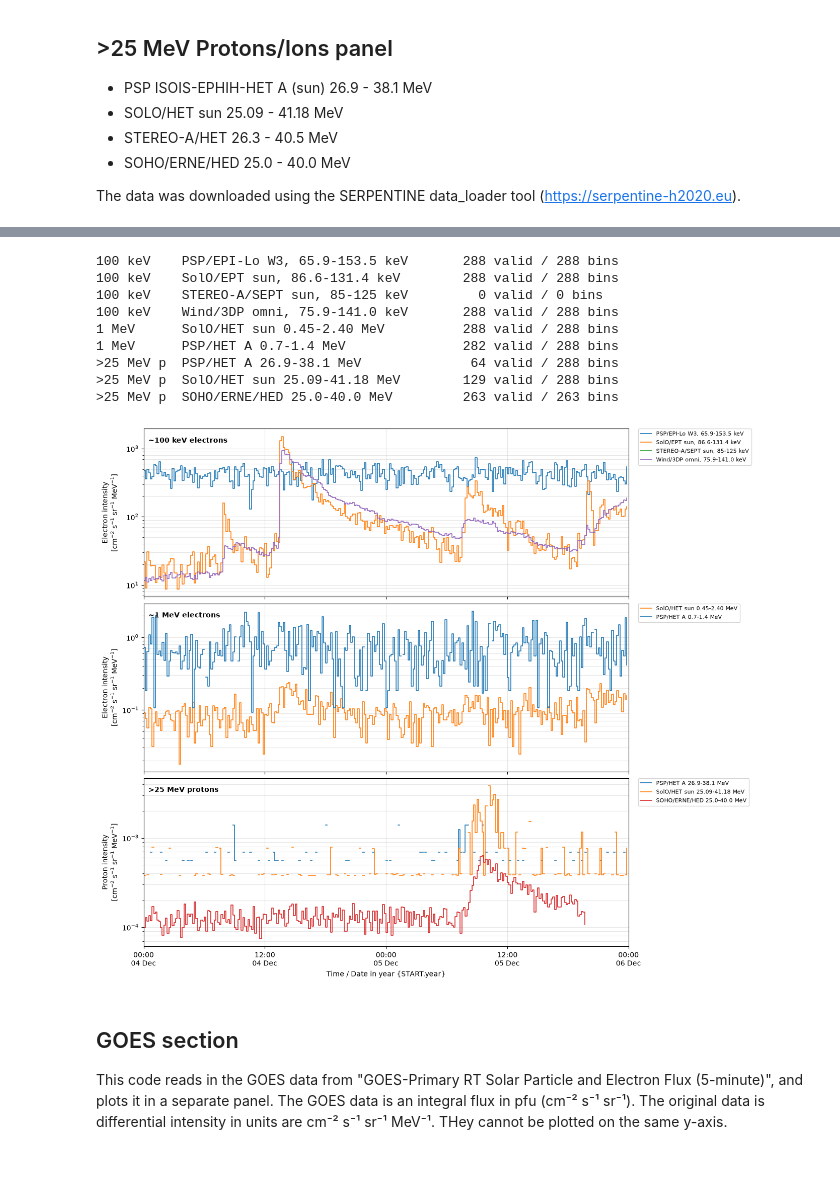
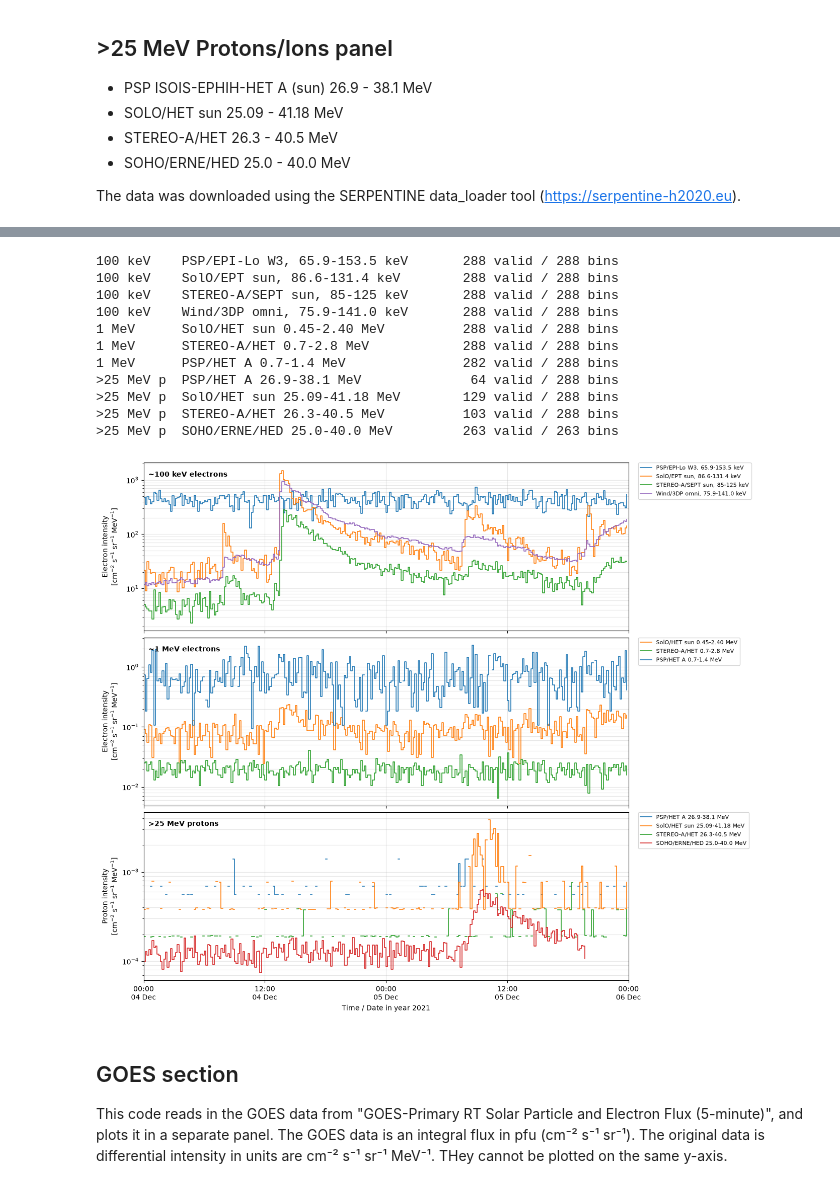
Before and after one commit to namccormick/coseecat_dr1, a Jupyter notebook: Multispacecraft_plot_SERPENTINE_GOES.ipynb, the cells around one changed output, grey strips where cells are left out. Saved outputs shown, nothing was run; the diff lists cells and outputs as text; code cells hidden in the pictures.

```diff
--- a/Multispacecraft_plot_SERPENTINE_GOES.ipynb
+++ b/Multispacecraft_plot_SERPENTINE_GOES.ipynb
@@ -117,15 +120,17 @@ def load_sept(files):
     df = df.replace([-9999.9, -9999], np.nan)
     return df.sort_index()
 
-DIR_STA_SEPT = Path(r"C:\Users\pauls\SEPs\IMAP\data\01042026\100keV_electrons")  # folder with the .dat files
-DOYS_SEPT    = (89, 90, 91, 92, 93)
+DIR_STA_SEPT = DIR_100KEV   # SEPT .dat files live alongside the other 100 keV data
 
 sept_files = day_files(
     DIR_STA_SEPT,
-    "sept_ahead_ele_sun_2026_{d:03d}_1min_l2_v*.dat",
-    days=DOYS_SEPT,
+    "sept_ahead_ele_sun_{d:%Y}_{d:%j}_1min_l2_v*.dat",   # uses DAYS by default
 )
 sept = load_sept(sept_files)
+
+# Trim to the requested window (the daily files cover whole days)
+sept = sept.loc[START:END - pd.Timedelta(seconds=1)]
+
 print(sept.shape)
 print(sept.index[0], "->", sept.index[-1])
 sept[["flux_bin06", "flux_bin07"]].describe()
@@ -215,17 +220,15 @@ def build_1MeV():
     solo = load_band(DIR_1MEV, "solo_L2_epd-het-sun-rates_{d:%Y%m%d}_V*.cdf",
                      "Electron_Flux", "EPOCH_4", [0, 1], [0.5847, 1.348],
                      qf=QF_SOLO_HET_ELEC)    # 0.45-2.40 MeV
-# STEREO-A HET: no data available for this period
-#    sta  = load_band(DIR_1MEV, "sta_l1_het_202203{d}_v*.cdf",
-#                     "Electron_Flux", "Epoch", [0, 1], [0.7, 1.4])          # 0.7-2.8 MeV
-    # TODO: confirm bins/widths against Electrons_Inv_ENERGY_LABL (pending your output)
+    sta  = load_band(DIR_1MEV, "sta_l1_het_{d:%Y%m%d}_v*.cdf",
+                     "Electron_Flux", "Epoch", [0, 1], [0.7, 1.4])          # 0.7-2.8 MeV
     psp  = load_band(DIR_1MEV, "psp_isois-epihi_l2-het-rates60_{d:%Y%m%d}_v*.cdf",
                      "A_Electrons_Flux", "Epoch", [3, 4, 5, 6], [0.1, 0.2, 0.2, 0.2])
 #    eph  = pd.concat([read_rl2("epi22087.rl2"), read_rl2("epi22088.rl2")]).sort_index()
     return {
 #        "SOHO/EPHIN E1300 0.67-10.4 MeV": (resample(eph),  "SOHO"),
         "SolO/HET sun 0.45-2.40 MeV":     (resample(solo), "SolO"),
-#        "STEREO-A/HET 0.7-2.8 MeV":       (resample(sta),  "STEREO-A"),
+        "STEREO-A/HET 0.7-2.8 MeV":       (resample(sta),  "STEREO-A"),
         "PSP/HET A 0.7-1.4 MeV":          (resample(psp),  "PSP"),
     }
 # %%
@@ -239,15 +242,14 @@ def build_protons():
                      "H_Flux", "EPOCH", list(range(19, 25)),
                      [2.11, 2.24, 2.53, 2.91, 3.02, 3.28],
                      qf=QF_SOLO_HET_PROTON)                                 # 25.09-41.18 MeV
-    # STEREO-A HET: no data available for this period
-    #sta  = load_band(DIR_PROTON, "sta_l1_het_202203{d}_v*.cdf",
-    #                 "Proton_Flux", "Epoch", [5, 6, 7, 8], [3.4, 3.8, 2.4, 4.9])  # 26.3-40.5 MeV
+    sta  = load_band(DIR_PROTON, "sta_l1_het_{d:%Y%m%d}_v*.cdf",
+                     "Proton_Flux", "Epoch", [5, 6, 7, 8], [3.4, 3.8, 2.4, 4.9])  # 26.3-40.5 MeV
     soho = load_band(DIR_PROTON, "soho_erne-hed_l2-1min_{d:%Y%m%d}_v*.cdf",
                      "PH", "Epoch", [3, 4], [7.0, 8.0])                     # 25-40 MeV
     return {
         "PSP/HET A 26.9-38.1 MeV":      (resample(psp),  "PSP"),
         "SolO/HET sun 25.09-41.18 MeV": (resample(solo), "SolO"),
-        #"STEREO-A/HET 26.3-40.5 MeV":   (resample(sta),  "STEREO-A"),
+        "STEREO-A/HET 26.3-40.5 MeV":   (resample(sta),  "STEREO-A"),
         "SOHO/ERNE/HED 25.0-40.0 MeV":  (resample(soho), "SOHO"),
     }
 # %%
@@ -278,36 +280,38 @@ for ax, (series, ylabel, title) in zip(axes, panels):
         ax.step(s.index, s.where(s > 0), where="post", color=COLOURS[sc], label=label, lw=1.2)
     ax.set_yscale("log")
     ax.set_ylabel(ylabel)
     ax.grid(alpha=0.3, which="both")
     ax.text(0.01, 0.95, title, transform=ax.transAxes, va="top", fontweight="bold")
 
 # onset / peak markers: top panel only
 #for sc, ev in events.items():
 #    axes[0].axvline(pd.Timestamp(ev["onset"]),     color=COLOURS[sc], ls="-", lw=1.2)
 #    axes[0].axvline(pd.Timestamp(ev["peak_time"]), color=COLOURS[sc], ls=":", lw=1.5)
 #axes[0].plot([], [], color="grey", ls="-", label="Onset time")
 #axes[0].plot([], [], color="grey", ls=":", label="Peak flux")
 
 for ax in axes:
     ax.legend(loc="upper left", bbox_to_anchor=(1.02, 1), borderaxespad=0, fontsize=8)
 
 axes[-1].set_xlim(START, END)
 axes[-1].xaxis.set_major_locator(mdates.HourLocator(interval=12))
 axes[-1].xaxis.set_major_formatter(mdates.DateFormatter("%H:%M\n%d %b"))
-axes[-1].set_xlabel("Time / Date in year {START.year}")
+axes[-1].set_xlabel(f"Time / Date in year {START.year}")
 fig.align_ylabels(axes)
 plt.show()
 # %% [output]
 100 keV    PSP/EPI-Lo W3, 65.9-153.5 keV       288 valid / 288 bins
 100 keV    SolO/EPT sun, 86.6-131.4 keV        288 valid / 288 bins
-100 keV    STEREO-A/SEPT sun, 85-125 keV         0 valid / 0 bins
+100 keV    STEREO-A/SEPT sun, 85-125 keV       288 valid / 288 bins
 100 keV    Wind/3DP omni, 75.9-141.0 keV       288 valid / 288 bins
 1 MeV      SolO/HET sun 0.45-2.40 MeV          288 valid / 288 bins
+1 MeV      STEREO-A/HET 0.7-2.8 MeV            288 valid / 288 bins
 1 MeV      PSP/HET A 0.7-1.4 MeV               282 valid / 288 bins
 >25 MeV p  PSP/HET A 26.9-38.1 MeV              64 valid / 288 bins
 >25 MeV p  SolO/HET sun 25.09-41.18 MeV        129 valid / 288 bins
+>25 MeV p  STEREO-A/HET 26.3-40.5 MeV          103 valid / 288 bins
 >25 MeV p  SOHO/ERNE/HED 25.0-40.0 MeV         263 valid / 263 bins
-[figure, old version]
+[figure, new version]
 # %% [markdown]
 ## GOES section
 This code reads in the GOES data from "GOES-Primary RT Solar Particle and Electron Flux (5-minute)", and plots it in a separate panel. The GOES data is an integral flux in pfu (cm⁻² s⁻¹ sr⁻¹). The original data is differential intensity in  units are cm⁻² s⁻¹ sr⁻¹ MeV⁻¹. THey cannot be plotted on the same y-axis.
```
Also changed, not shown: parts of 5 cells of this notebook.
